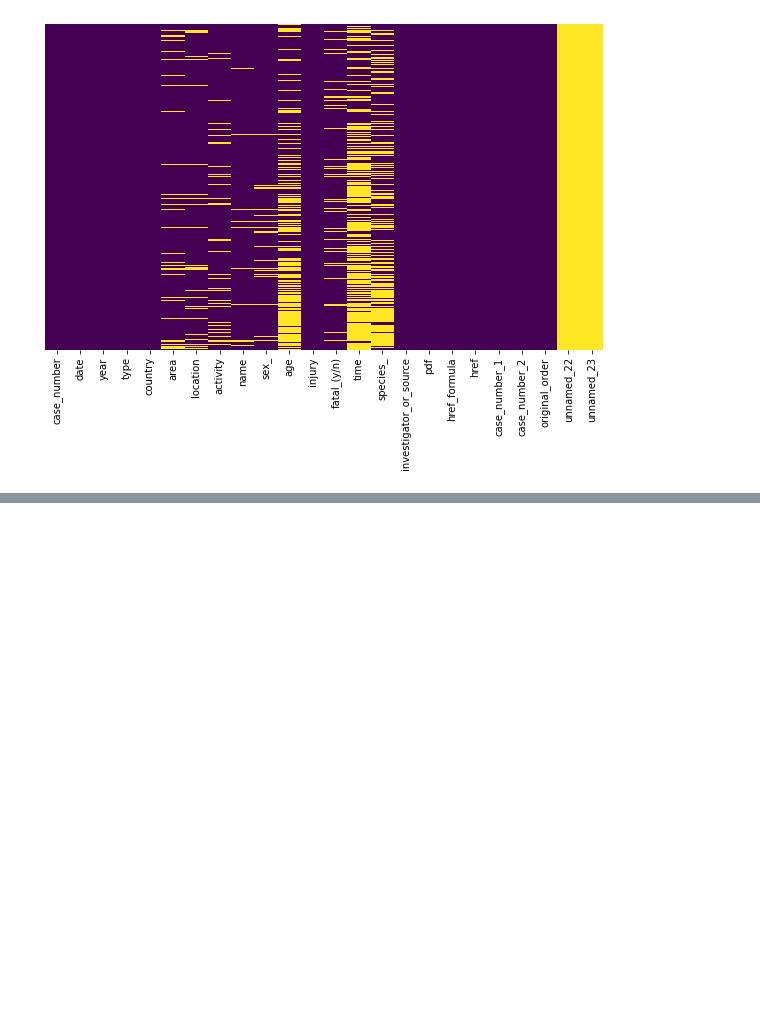
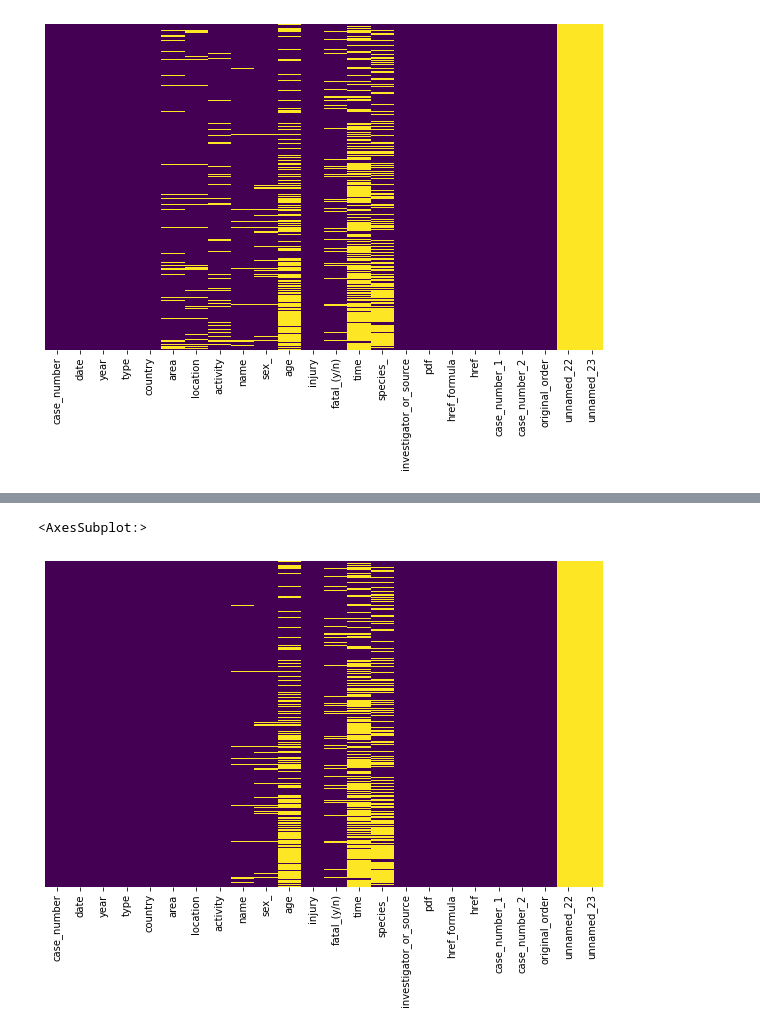
Before and after one commit to trabalong/project1_global_shark_attacks, a Jupyter notebook: notebooks/notebook1.ipynb, the cells around one changed output, grey strips where cells are left out. Saved outputs shown, nothing was run; the diff lists cells and outputs as text; code cells hidden in the pictures; blank space fills up the shorter version.

```diff
--- a/notebooks/notebook1.ipynb
+++ b/notebooks/notebook1.ipynb
@@ -140,5 +123,7 @@ Name: 6259, dtype: object
 # %%
-df['location'].fillna('unknown', inplace = True)
+if df['area'].item != 'unknown': df['location'][df['location'].isnull()] = 'Some location from ' + df['area']
 
-graf(df)
+else: df['location'][df['location'].isnull()] = 'unknown'
+
+getGraphic(df)
 # %% [output]
@@ -146,7 +132,8 @@ NameError: name 'graf' is not defined
 # %%
-#df['activity'].fillna('Being near the water', inplace = True)
-
 df['activity'].fillna('Being near the water', inplace = True)
 
-graf(df)
+getGraphic(df)
+# %% [output]
+<AxesSubplot:>
+[figure, added]
 # %%
```
Also changed, not shown: parts of 10 cells of this notebook.
